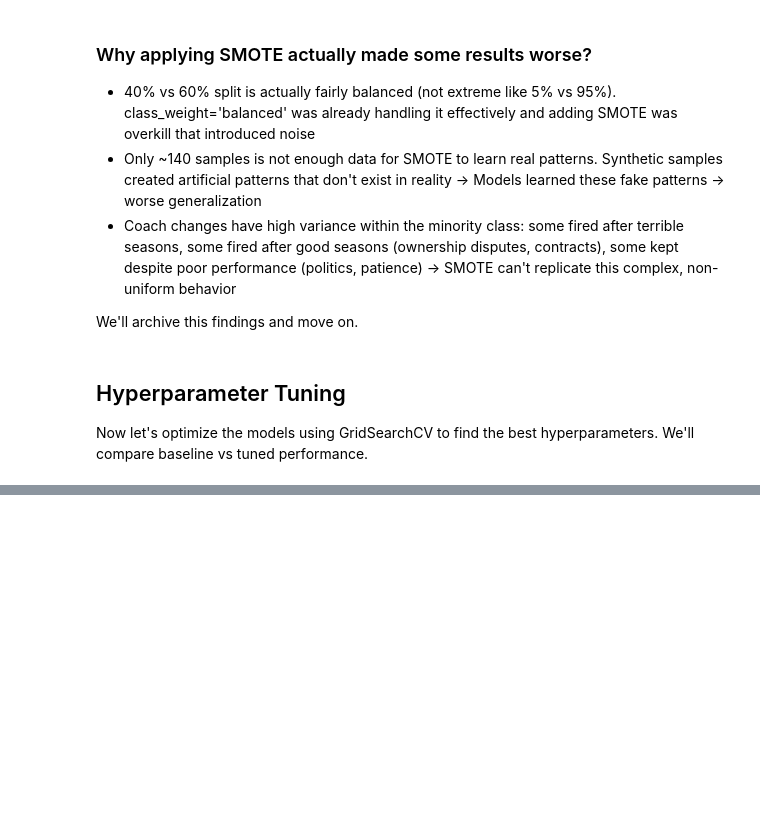
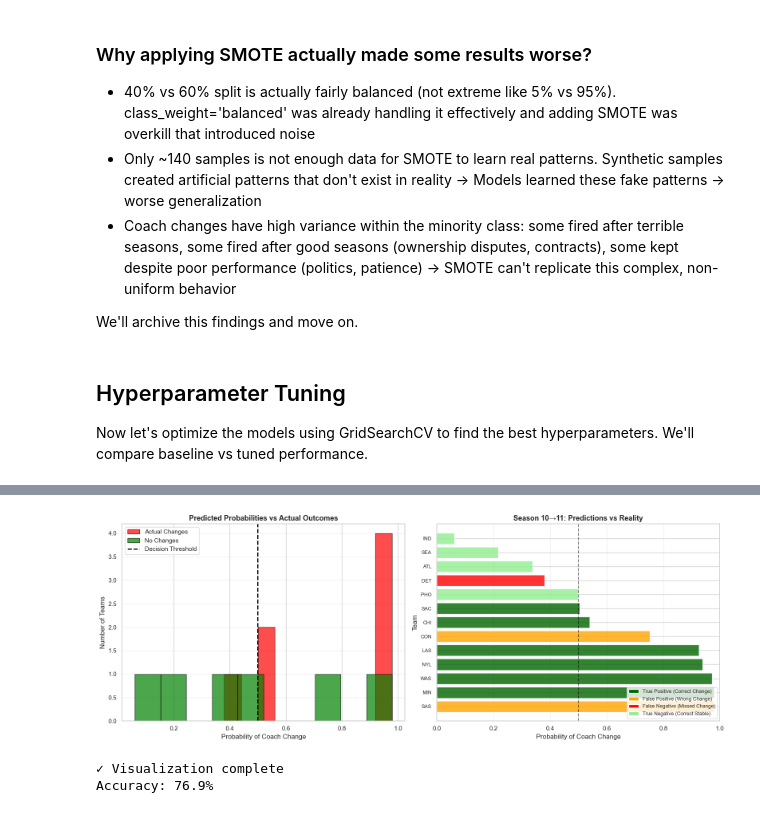
Before and after one commit to diogovenade/ac-wnba, a Jupyter notebook: src/coach_change.ipynb, the cells around one changed output, grey strips where cells are left out. Drawn from its saved outputs; the diff is of its cells as text; code cells hidden in the pictures; blank space fills up the shorter version.

```diff
--- a/src/coach_change.ipynb
+++ b/src/coach_change.ipynb
@@ -1200,0 +1917,15 @@ print("\nNote: Even small improvements in ROC-AUC can be significant with limite
+# %%
+# Add playoff features for Season 10
+print("\n" + "="*70)
+print("ADDING PLAYOFF FEATURES FOR SEASON 10")
+print("="*70)
+
+# Championship/Finals appearance features
+season10_features['reached_finals'] = season10_features['finals'].notna().astype(int)
+season10_features['won_championship'] = (season10_features['finals'] == 'W').astype(int)
+
+print("Playoff features added")
+print(f"  - reached_finals: {season10_features['reached_finals'].sum()} teams")
+print(f"  - won_championship: {season10_features['won_championship'].sum()} teams")
+
+display(season10_features[['tmID', 'name', 'made_playoffs', 'reached_finals', 'won_championship']].head())
@@ -1200,0 +2280,61 @@ print("\nNote: Even small improvements in ROC-AUC can be significant with limite
+# %%
+# Visualize Season 10→11 predictions
+fig, axes = plt.subplots(1, 2, figsize=(16, 6))
+
+# Plot 1: Probability distribution with actual changes
+ax1 = axes[0]
+actual_changes = prediction_results[prediction_results['Actual_Change'] == 1]['Change_Probability']
+no_changes = prediction_results[prediction_results['Actual_Change'] == 0]['Change_Probability']
+
+ax1.hist(actual_changes, bins=10, alpha=0.7, color='red', label='Actual Changes', edgecolor='black')
+ax1.hist(no_changes, bins=10, alpha=0.7, color='green', label='No Changes', edgecolor='black')
+ax1.axvline(0.5, color='black', linestyle='--', linewidth=2, label='Decision Threshold')
+ax1.set_xlabel('Probability of Coach Change', fontsize=12)
+ax1.set_ylabel('Number of Teams', fontsize=12)
+ax1.set_title('Predicted Probabilities vs Actual Outcomes', fontsize=13, fontweight='bold')
+ax1.legend()
+ax1.grid(axis='y', alpha=0.3)
+
+# Plot 2: Teams ranked by change probability with actual outcomes
+ax2 = axes[1]
+colors = []
+for _, row in prediction_results.iterrows():
+    if row['Predicted_Change'] == 1 and row['Actual_Change'] == 1:
+        colors.append('darkgreen')  # True Positive
+    elif row['Predicted_Change'] == 1 and row['Actual_Change'] == 0:
+        colors.append('orange')  # False Positive
+    elif row['Predicted_Change'] == 0 and row['Actual_Change'] == 1:
+        colors.append('red')  # False Negative
+    else:
+        colors.append('lightgreen')  # True Negative
+
+y_pos = range(len(prediction_results))
+ax2.barh(y_pos, prediction_results['Change_Probability'], color=colors, alpha=0.8)
+ax2.axvline(0.5, color='black', linestyle='--', linewidth=1.5, alpha=0.5)
+ax2.set_yticks(y_pos)
+ax2.set_yticklabels(prediction_results['Team_ID'], fontsize=9)
+ax2.set_xlabel('Probability of Coach Change', fontsize=12)
+ax2.set_ylabel('Team', fontsize=12)
+ax2.set_title('Season 10→11: Predictions vs Reality', fontsize=13, fontweight='bold')
+ax2.set_xlim([0, 1])
+ax2.grid(axis='x', alpha=0.3)
+
+# Add legend
+from matplotlib.patches import Patch
+legend_elements = [
+    Patch(facecolor='darkgreen', label='True Positive (Correct Change)'),
+    Patch(facecolor='orange', label='False Positive (Wrong Change)'),
+    Patch(facecolor='red', label='False Negative (Missed Change)'),
+    Patch(facecolor='lightgreen', label='True Negative (Correct Stable)')
+]
+ax2.legend(handles=legend_elements, loc='lower right', fontsize=9)
+
+plt.tight_layout()
+plt.show()
+
+print(f"\nVisualization complete")
+print(f"Accuracy: {accuracy:.1%}")
+# %% [output]
+[figure, added]
+✓ Visualization complete
+Accuracy: 76.9%
```
Also changed, not shown: parts of 36 cells of this notebook.
